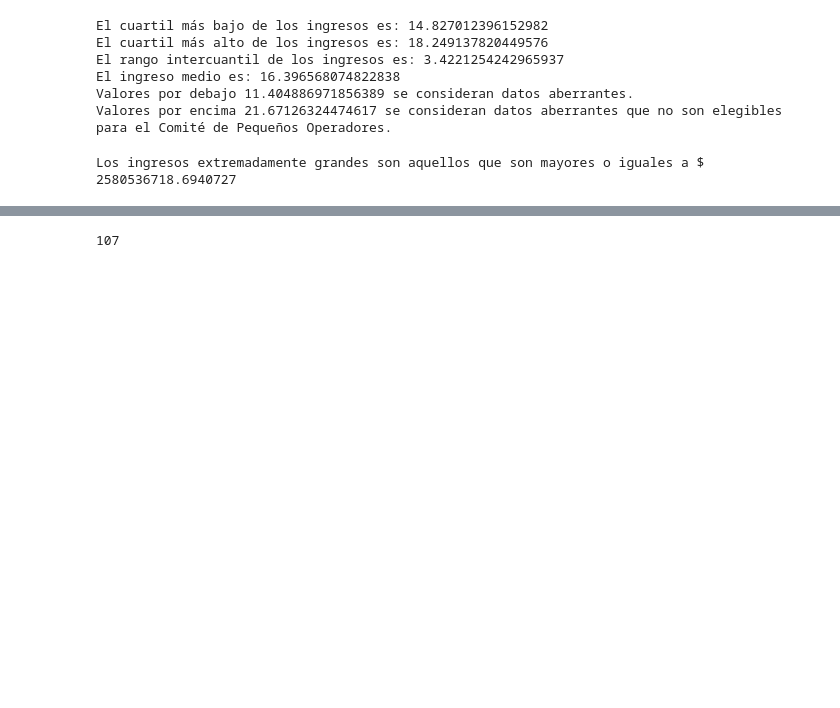
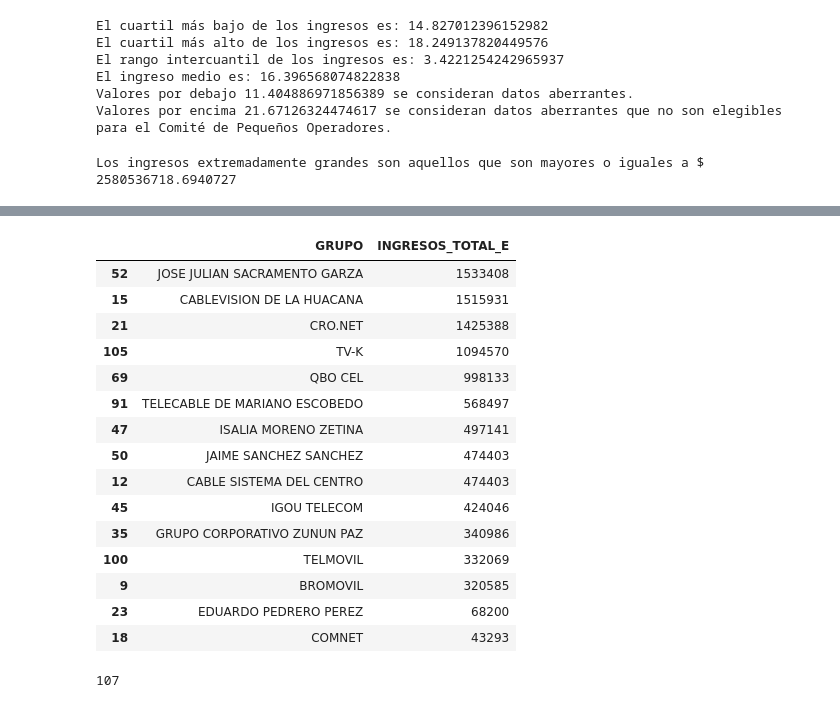
Before and after one commit to RodGuarneros/BiasAnalysis, a Jupyter notebook: Elegibilidad_CPO_Ingresos2021_final.ipynb, the cells around one changed output, grey strips where cells are left out. Drawn from its saved outputs; the diff is of its cells as text; code cells hidden in the pictures; blank space fills up the shorter version.

```diff
--- a/Elegibilidad_CPO_Ingresos2021_final.ipynb
+++ b/Elegibilidad_CPO_Ingresos2021_final.ipynb
@@ -548,3 +552,22 @@ cpo
+# %%
+cpo.tail(15)
+# %% [output]
+|  | GRUPO | INGRESOS_TOTAL_E |
+| 52 | JOSE JULIAN SACRAMENTO GARZA | 1533408 |
+| 15 | CABLEVISION DE LA HUACANA | 1515931 |
+| 21 | CRO.NET | 1425388 |
+| 105 | TV-K | 1094570 |
+| 69 | QBO CEL | 998133 |
+| 91 | TELECABLE DE MARIANO ESCOBEDO | 568497 |
+| 47 | ISALIA MORENO ZETINA | 497141 |
+| 50 | JAIME SANCHEZ SANCHEZ | 474403 |
+| 12 | CABLE SISTEMA DEL CENTRO | 474403 |
+| 45 | IGOU TELECOM | 424046 |
+| 35 | GRUPO CORPORATIVO ZUNUN PAZ | 340986 |
+| 100 | TELMOVIL | 332069 |
+| 9 | BROMOVIL | 320585 |
+| 23 | EDUARDO PEDRERO PEREZ | 68200 |
+| 18 | COMNET | 43293 |
 # %%
 len(cpo['GRUPO'])
 # %% [output]
```
Also changed, not shown: parts of 8 cells of this notebook, 7 other files.
